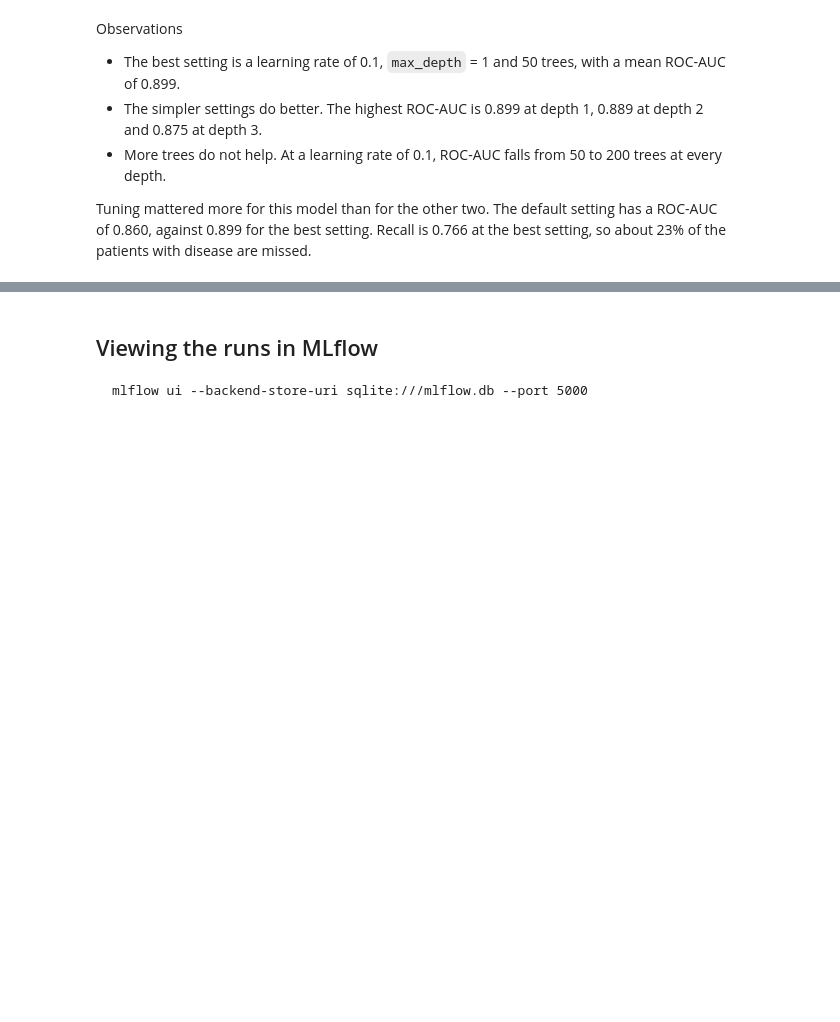
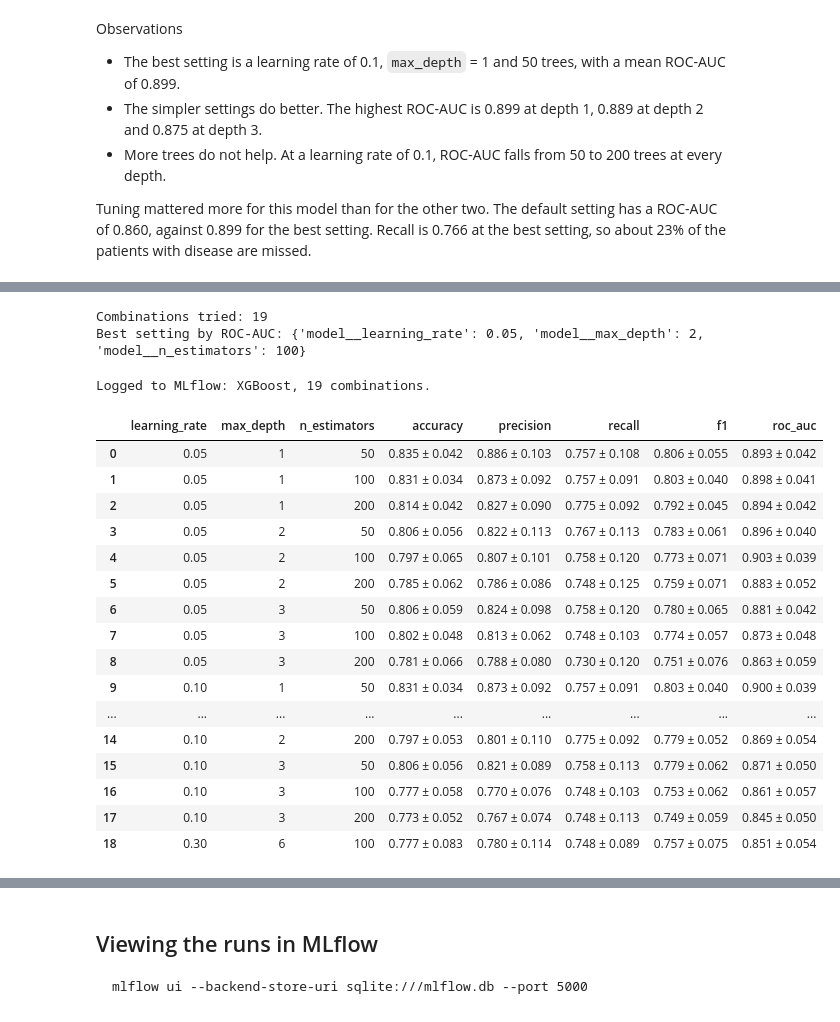
Before and after one commit to 2025ae05589/heart-disease-mlops, a Jupyter notebook: notebooks/02_model_development.ipynb, the cells around one changed output, grey strips where cells are left out. Cells and saved outputs as stored; diff of their text form; code cells hidden in the pictures; blank space fills up the shorter version.

```diff
--- a/notebooks/02_model_development.ipynb
+++ b/notebooks/02_model_development.ipynb
@@ -420,0 +457,36 @@ missed.
+# %%
+search = run_grid_search(pipeline, grid, X_train, y_train, folds)
+metrics_table = build_metrics_table(search)
+
+print("Combinations tried:", len(metrics_table))
+print("Best setting by ROC-AUC:", search.best_params_)
+# %% [output]
+Combinations tried: 19
+Best setting by ROC-AUC: {'model__learning_rate': 0.05, 'model__max_depth': 2, 'model__n_estimators': 100}
+# %%
+# recorded in MLflow: a parent run for the model, a child run for each
+# combination, and the trained model of the best setting
+log_model_runs(model_name, pipeline, search, metrics_table, X_train, y_train, folds)
+# %% [output]
+Logged to MLflow: XGBoost, 19 combinations.
+# %%
+# mean ± std over the 10 folds
+readable_metrics(metrics_table)
+# %% [output]
+|  | learning_rate | max_depth | n_estimators | accuracy | precision | recall | f1 | roc_auc |
+| 0 | 0.05 | 1 | 50 | 0.835 ± 0.042 | 0.886 ± 0.103 | 0.757 ± 0.108 | 0.806 ± 0.055 | 0.893 ± 0.042 |
+| 1 | 0.05 | 1 | 100 | 0.831 ± 0.034 | 0.873 ± 0.092 | 0.757 ± 0.091 | 0.803 ± 0.040 | 0.898 ± 0.041 |
+| 2 | 0.05 | 1 | 200 | 0.814 ± 0.042 | 0.827 ± 0.090 | 0.775 ± 0.092 | 0.792 ± 0.045 | 0.894 ± 0.042 |
+| 3 | 0.05 | 2 | 50 | 0.806 ± 0.056 | 0.822 ± 0.113 | 0.767 ± 0.113 | 0.783 ± 0.061 | 0.896 ± 0.040 |
+| 4 | 0.05 | 2 | 100 | 0.797 ± 0.065 | 0.807 ± 0.101 | 0.758 ± 0.120 | 0.773 ± 0.071 | 0.903 ± 0.039 |
+| 5 | 0.05 | 2 | 200 | 0.785 ± 0.062 | 0.786 ± 0.086 | 0.748 ± 0.125 | 0.759 ± 0.071 | 0.883 ± 0.052 |
+| 6 | 0.05 | 3 | 50 | 0.806 ± 0.059 | 0.824 ± 0.098 | 0.758 ± 0.120 | 0.780 ± 0.065 | 0.881 ± 0.042 |
+| 7 | 0.05 | 3 | 100 | 0.802 ± 0.048 | 0.813 ± 0.062 | 0.748 ± 0.103 | 0.774 ± 0.057 | 0.873 ± 0.048 |
+| 8 | 0.05 | 3 | 200 | 0.781 ± 0.066 | 0.788 ± 0.080 | 0.730 ± 0.120 | 0.751 ± 0.076 | 0.863 ± 0.059 |
+| 9 | 0.10 | 1 | 50 | 0.831 ± 0.034 | 0.873 ± 0.092 | 0.757 ± 0.091 | 0.803 ± 0.040 | 0.900 ± 0.039 |
+| ... | ... | ... | ... | ... | ... | ... | ... | ... |
+| 14 | 0.10 | 2 | 200 | 0.797 ± 0.053 | 0.801 ± 0.110 | 0.775 ± 0.092 | 0.779 ± 0.052 | 0.869 ± 0.054 |
+| 15 | 0.10 | 3 | 50 | 0.806 ± 0.056 | 0.821 ± 0.089 | 0.758 ± 0.113 | 0.779 ± 0.062 | 0.871 ± 0.050 |
+| 16 | 0.10 | 3 | 100 | 0.777 ± 0.058 | 0.770 ± 0.076 | 0.748 ± 0.103 | 0.753 ± 0.062 | 0.861 ± 0.057 |
+| 17 | 0.10 | 3 | 200 | 0.773 ± 0.052 | 0.767 ± 0.074 | 0.748 ± 0.113 | 0.749 ± 0.059 | 0.845 ± 0.050 |
+| 18 | 0.30 | 6 | 100 | 0.777 ± 0.083 | 0.780 ± 0.114 | 0.748 ± 0.089 | 0.757 ± 0.075 | 0.851 ± 0.054 |
```
Also changed, not shown: parts of 15 cells of this notebook.
